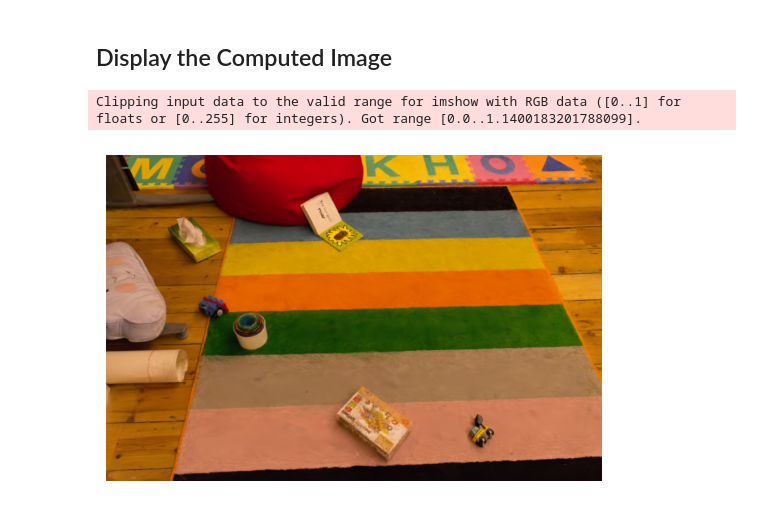
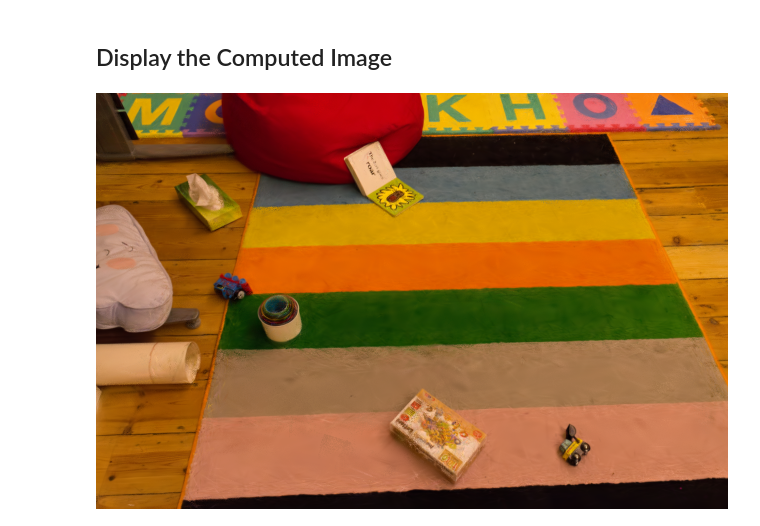
Before and after one commit to PLSE-Splats/clustering-exploration, a Jupyter notebook: src/clustering_exploration/k_means_clustering.ipynb, the cells around one changed output. Saved outputs shown, nothing was run; the diff lists cells and outputs as text; code cells hidden in the pictures.

```diff
--- a/src/clustering_exploration/k_means_clustering.ipynb
+++ b/src/clustering_exploration/k_means_clustering.ipynb
@@ -131,12 +131,7 @@ computed_image = [alpha_compose_pixel(pixel_clusters) for pixel_clusters in tqdm
 # %% [markdown]
 ## Display the Computed Image
 # %%
-import matplotlib.pyplot as plt
+from image_handler import save_array_to_image
+display(save_array_to_image(np.array(computed_image).reshape(IMAGE_HEIGHT, IMAGE_WIDTH, 3), "k_means_clustering_2"))
+# %% [output]
+[figure, added]
-# %%
-# Display the image.
-plt.imshow(np.array(computed_image).reshape((IMAGE_HEIGHT, IMAGE_WIDTH, 3)))
-plt.axis('off')
-plt.savefig("output/k_means_clustering.png", bbox_inches="tight", pad_inches=0)
-# %% [output]
-Clipping input data to the valid range for imshow with RGB data ([0..1] for floats or [0..255] for integers). Got range [0.0..1.1400183201788099].
-[figure, removed]
```
Also changed, not shown: 1 other file.
